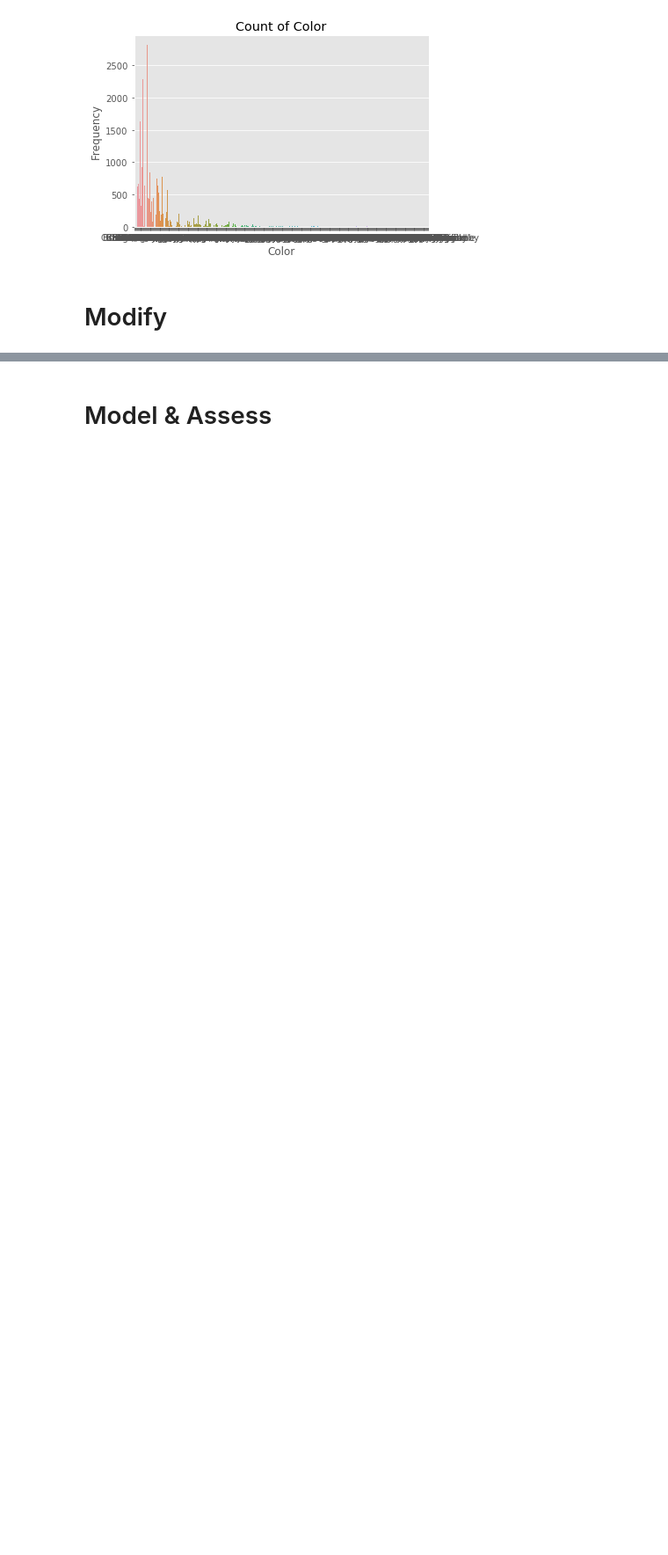
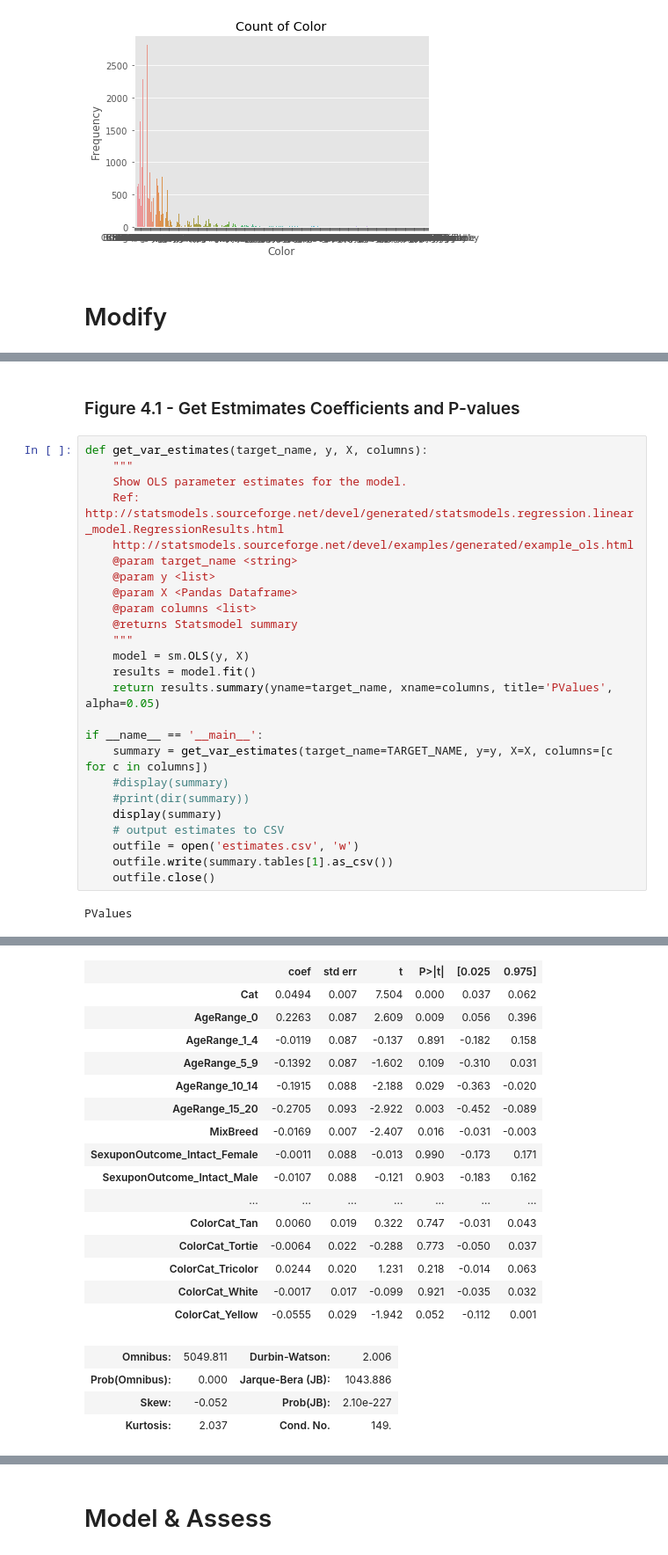
Before and after one commit to jbonfardeci/austin-animal-shelter-model, a Jupyter notebook: itsm601_project_2018_2.ipynb, the cells around one changed output, grey strips where cells are left out. Shown: that part at 88% size. Saved outputs shown, nothing was run; the diff lists cells and outputs as text; blank space fills up the shorter version.

```diff
--- a/itsm601_project_2018_2.ipynb
+++ b/itsm601_project_2018_2.ipynb
@@ -304,3 +384,32 @@ if __name__ == '__main__':
 | 75% | 1.000000 | 1.000000 | 1.000000 | 0.000000 | 0.000000 | 0.000000 | 1.000000 | ... |
 | max | 1.000000 | 1.000000 | 1.000000 | 1.000000 | 1.000000 | 1.000000 | 1.000000 | ... |
 8 rows × 27 columns
+# %% [markdown]
+### Figure 4.1 - Get Estmimates Coefficients and P-values
+# %%
+def get_var_estimates(target_name, y, X, columns):
+    """
+    Show OLS parameter estimates for the model.
+    Ref: http://statsmodels.sourceforge.net/devel/generated/statsmodels.regression.linear_model.RegressionResults.html
+    http://statsmodels.sourceforge.net/devel/examples/generated/example_ols.html
+    @param target_name <string>
+    @param y <list>
+    @param X <Pandas Dataframe>
+    @param columns <list>
+    @returns Statsmodel summary
+    """
+    model = sm.OLS(y, X)
+    results = model.fit()
+    return results.summary(yname=target_name, xname=columns, title='PValues', alpha=0.05)
+
+if __name__ == '__main__':
+    summary = get_var_estimates(target_name=TARGET_NAME, y=y, X=X, columns=[c for c in columns])
+    #display(summary)
+    #print(dir(summary))
+    display(summary)
+    # output estimates to CSV
+    outfile = open('estimates.csv', 'w')
+    outfile.write(summary.tables[1].as_csv())
+    outfile.close()
+# %% [output]
+PValues
@@ -306,0 +425,20 @@ if __name__ == '__main__':
+|  | coef | std err | t | P>|t| | [0.025 | 0.975] |
+| Cat | 0.0494 | 0.007 | 7.504 | 0.000 | 0.037 | 0.062 |
+| AgeRange_0 | 0.2263 | 0.087 | 2.609 | 0.009 | 0.056 | 0.396 |
+| AgeRange_1_4 | -0.0119 | 0.087 | -0.137 | 0.891 | -0.182 | 0.158 |
+| AgeRange_5_9 | -0.1392 | 0.087 | -1.602 | 0.109 | -0.310 | 0.031 |
+| AgeRange_10_14 | -0.1915 | 0.088 | -2.188 | 0.029 | -0.363 | -0.020 |
+| AgeRange_15_20 | -0.2705 | 0.093 | -2.922 | 0.003 | -0.452 | -0.089 |
+| MixBreed | -0.0169 | 0.007 | -2.407 | 0.016 | -0.031 | -0.003 |
+| SexuponOutcome_Intact_Female | -0.0011 | 0.088 | -0.013 | 0.990 | -0.173 | 0.171 |
+| SexuponOutcome_Intact_Male | -0.0107 | 0.088 | -0.121 | 0.903 | -0.183 | 0.162 |
+| ... | ... | ... | ... | ... | ... | ... |
+| ColorCat_Tan | 0.0060 | 0.019 | 0.322 | 0.747 | -0.031 | 0.043 |
+| ColorCat_Tortie | -0.0064 | 0.022 | -0.288 | 0.773 | -0.050 | 0.037 |
+| ColorCat_Tricolor | 0.0244 | 0.020 | 1.231 | 0.218 | -0.014 | 0.063 |
+| ColorCat_White | -0.0017 | 0.017 | -0.099 | 0.921 | -0.035 | 0.032 |
+| ColorCat_Yellow | -0.0555 | 0.029 | -1.942 | 0.052 | -0.112 | 0.001 |
+| Omnibus: | 5049.811 | Durbin-Watson: | 2.006 |
+| Prob(Omnibus): | 0.000 | Jarque-Bera (JB): | 1043.886 |
+| Skew: | -0.052 | Prob(JB): | 2.10e-227 |
+| Kurtosis: | 2.037 | Cond. No. | 149. |
```
Also changed, not shown: parts of 38 cells of this notebook, 13 other files.
